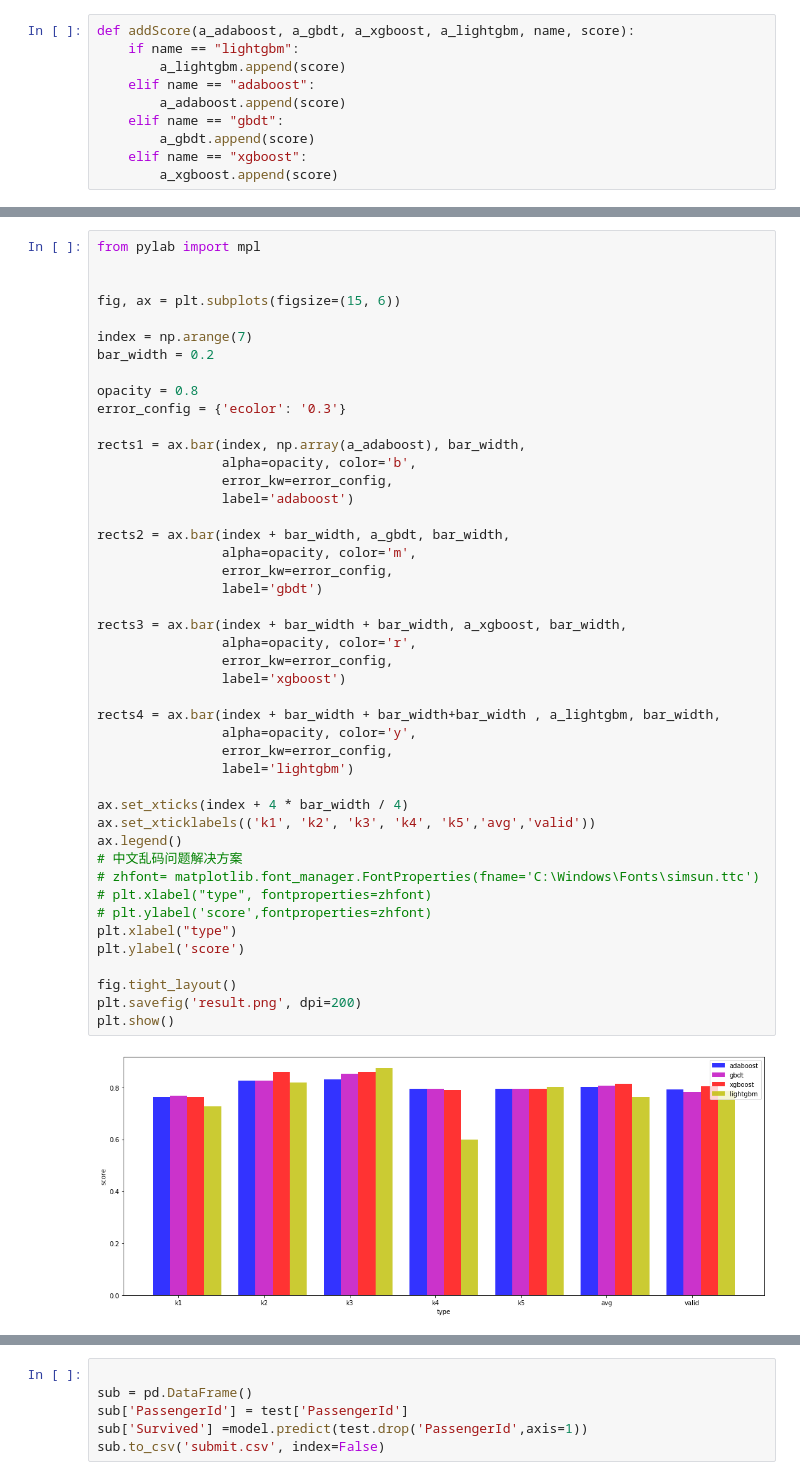
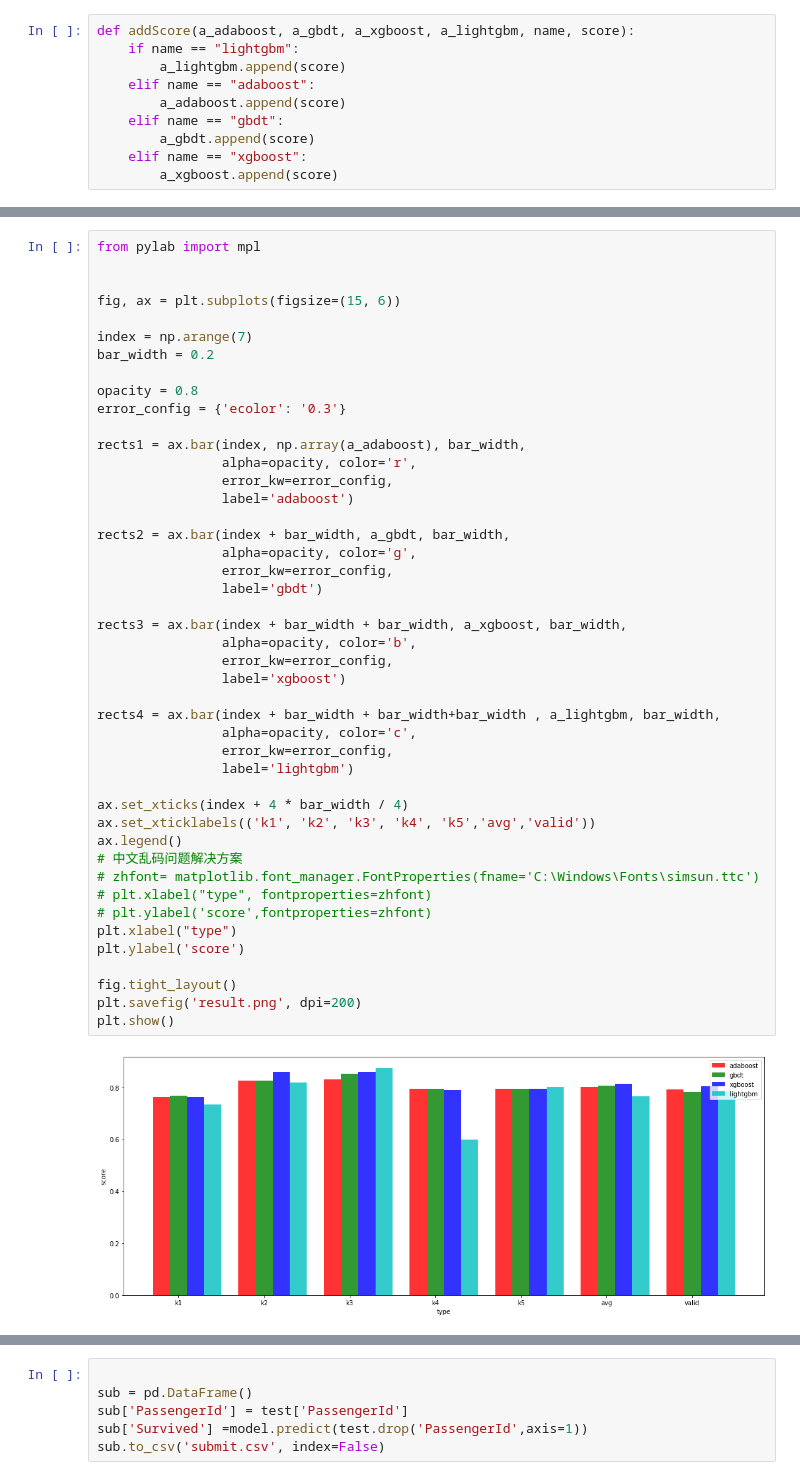
Before and after one commit to yiiiiiiiiiiiiiii/QAboard, a Jupyter notebook: work/class5/42/titanic.ipynb, the cells around one changed output, grey strips where cells are left out. Drawn from its saved outputs; the diff is of its cells as text.

```diff
--- a/work/class5/42/titanic.ipynb
+++ b/work/class5/42/titanic.ipynb
@@ -495,40 +495,40 @@ opacity = 0.8
 error_config = {'ecolor': '0.3'}
 
 rects1 = ax.bar(index, np.array(a_adaboost), bar_width,
-                alpha=opacity, color='b',
+                alpha=opacity, color='r',
                 error_kw=error_config,
                 label='adaboost')
 
 rects2 = ax.bar(index + bar_width, a_gbdt, bar_width,
-                alpha=opacity, color='m',
+                alpha=opacity, color='g',
                 error_kw=error_config,
                 label='gbdt')
 
 rects3 = ax.bar(index + bar_width + bar_width, a_xgboost, bar_width,
-                alpha=opacity, color='r',
+                alpha=opacity, color='b',
                 error_kw=error_config,
                 label='xgboost')
 
 rects4 = ax.bar(index + bar_width + bar_width+bar_width , a_lightgbm, bar_width,
-                alpha=opacity, color='y',
+                alpha=opacity, color='c',
                 error_kw=error_config,
                 label='lightgbm')
 
 ax.set_xticks(index + 4 * bar_width / 4)
 ax.set_xticklabels(('k1', 'k2', 'k3', 'k4', 'k5','avg','valid'))
 ax.legend()
 # 中文乱码问题解决方案
 # zhfont= matplotlib.font_manager.FontProperties(fname='C:\Windows\Fonts\simsun.ttc')
 # plt.xlabel("type", fontproperties=zhfont)
 # plt.ylabel('score',fontproperties=zhfont)
 plt.xlabel("type")
 plt.ylabel('score')
 
 fig.tight_layout()
 plt.savefig('result.png', dpi=200)
 plt.show()
 # %% [output]
-[figure, old version]
+[figure, new version]
 # %%
 from sklearn.model_selection import GridSearchCV #网格搜索
 from sklearn.externals import joblib
```
Also changed, not shown: parts of 4 cells of this notebook.
